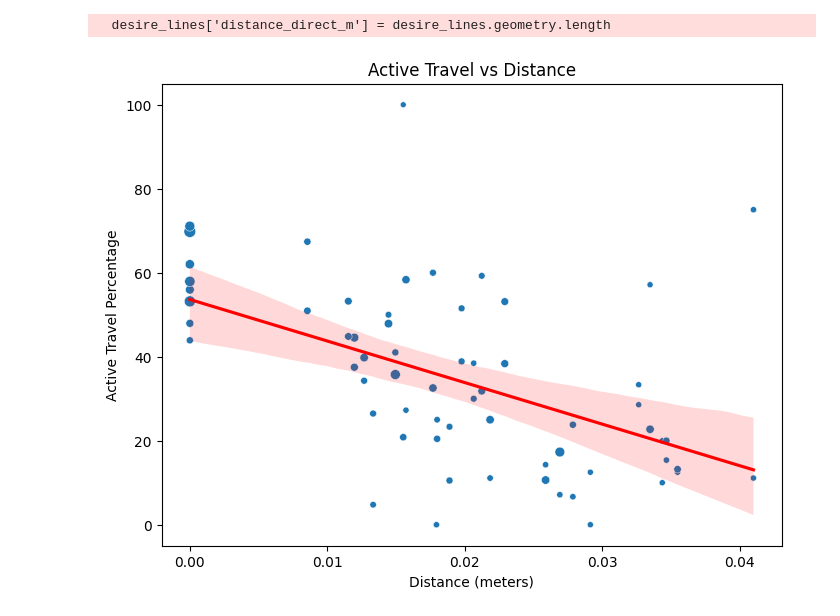
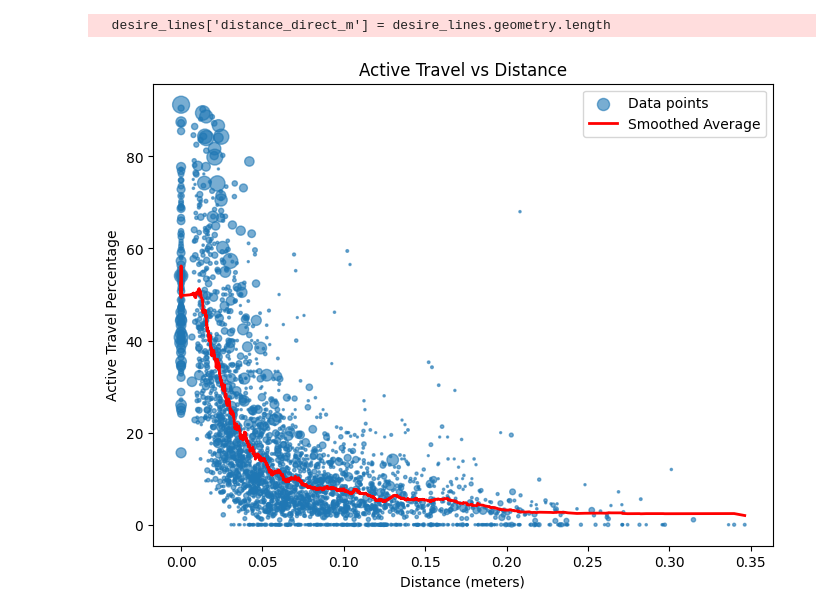
Before and after one commit to alotfipoor/dstp-al, a Jupyter notebook: s2.ipynb, the cells around one changed output. Saved outputs shown, nothing was run; the diff lists cells and outputs as text; code cells hidden in the pictures.

```diff
--- a/s2.ipynb
+++ b/s2.ipynb
@@ -295,13 +328,35 @@ plt.show()
 desire_lines['distance_direct_m'] = desire_lines.geometry.length
 # %% [output]
   desire_lines['distance_direct_m'] = desire_lines.geometry.length
-# %%
-plt.figure(figsize=(8, 6))
-sns.scatterplot(data=desire_lines, x='distance_direct_m', y='Active', size='all', legend=False)
-sns.regplot(data=desire_lines, x='distance_direct_m', y='Active', scatter=False, color='red')
-plt.xlabel('Distance (meters)')
-plt.ylabel('Active Travel Percentage')
-plt.title('Active Travel vs Distance')
-plt.show()
-# %% [output]
-[figure, removed]
+# %%
+plt.figure(figsize=(8, 6))
+plt.scatter(
+    desire_lines['distance_direct_m'],
+    desire_lines['Active'],
+    s=desire_lines['all'] * 0.1,  # Make bubbles smaller by scaling down
+    alpha=0.6,
+    label='Data points'
+)
+
+# Add a smoothed average line using a moving average (since LOWESS is not available)
+from scipy.ndimage import uniform_filter1d
+import numpy as np
+
+# Sort by distance for smoothing
+sorted_idx = np.argsort(desire_lines['distance_direct_m'])
+x_sorted = desire_lines['distance_direct_m'].values[sorted_idx]
+y_sorted = desire_lines['Active'].values[sorted_idx]
+
+# Apply a moving average with a window size (adjust as needed)
+window_size = max(5, len(y_sorted) // 20)
+y_smooth = uniform_filter1d(y_sorted, size=window_size)
+
+plt.plot(x_sorted, y_smooth, color='red', label='Smoothed Average', linewidth=2)
+
+plt.xlabel('Distance (meters)')
+plt.ylabel('Active Travel Percentage')
+plt.title('Active Travel vs Distance')
+plt.legend()
+plt.show()
+# %% [output]
+[figure, added]
```
Also changed, not shown: parts of 4 cells of this notebook, 1 other file.
